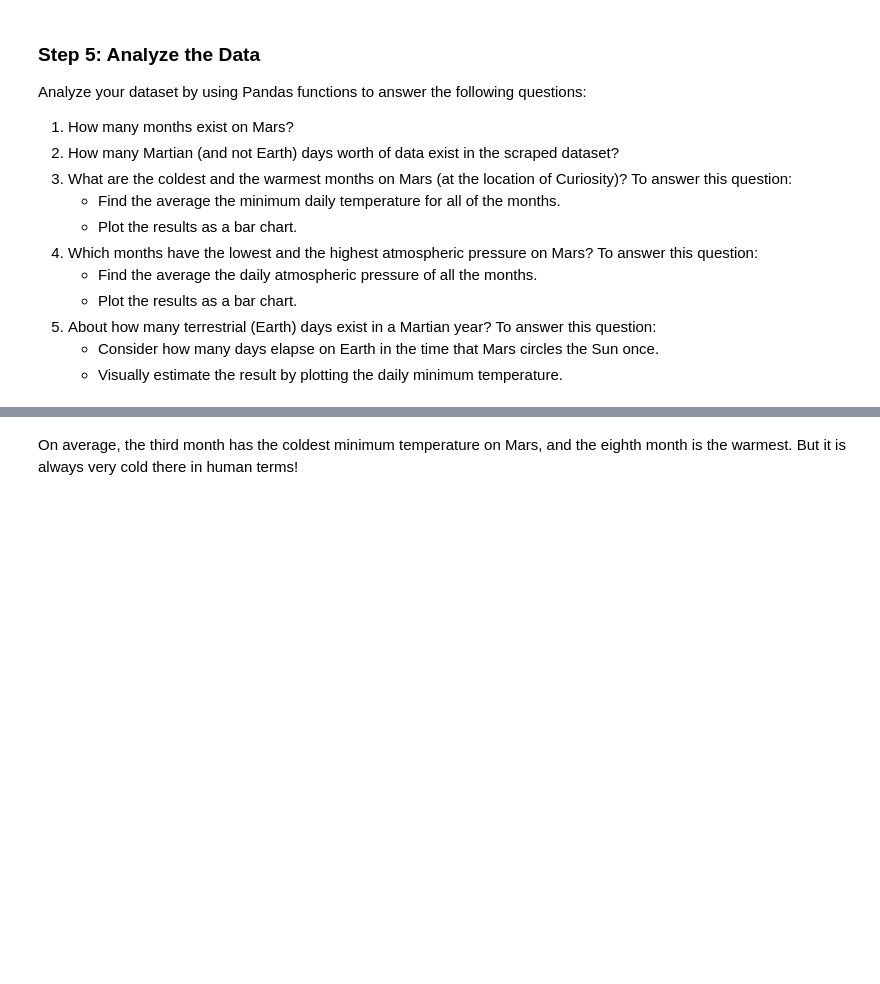
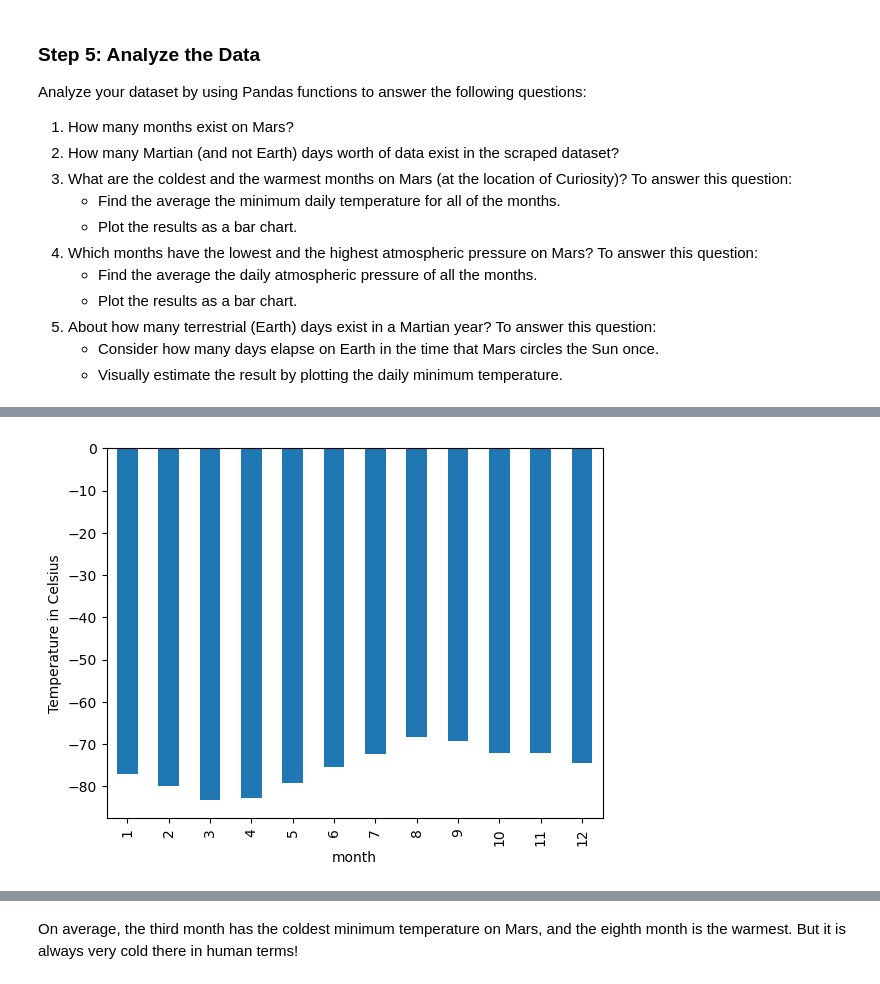
Before and after one commit to mananaseri/scraping, a Jupyter notebook: part_2_mars_weather.ipynb, the cells around one changed output, grey strips where cells are left out. Drawn from its saved outputs; the diff is of its cells as text; code cells hidden in the pictures; blank space fills up the shorter version.

```diff
--- a/part_2_mars_weather.ipynb
+++ b/part_2_mars_weather.ipynb
@@ -138,2 +160,4 @@ Analyze your dataset by using Pandas functions to answer the following questions
 # %%
 # 3. What is the average low temperature by month?
+average_low_temp_by_month= panda_df.groupby('month')['min_temp'].mean()
+average_low_temp_by_month
@@ -140,4 +179,11 @@ Analyze your dataset by using Pandas functions to answer the following questions
 # %%
 # Plot the average temperature by month
+
+average_low_temp_by_month.plot(kind='bar', xlabel='month', ylabel='Temperature in Celsius')
+
+# Show the plot
+plt.show()
+# %% [output]
+[figure, added]
 # %%
 # Identify the coldest and hottest months in Curiosity's location
```
Also changed, not shown: parts of 10 cells of this notebook, 1 other file.
